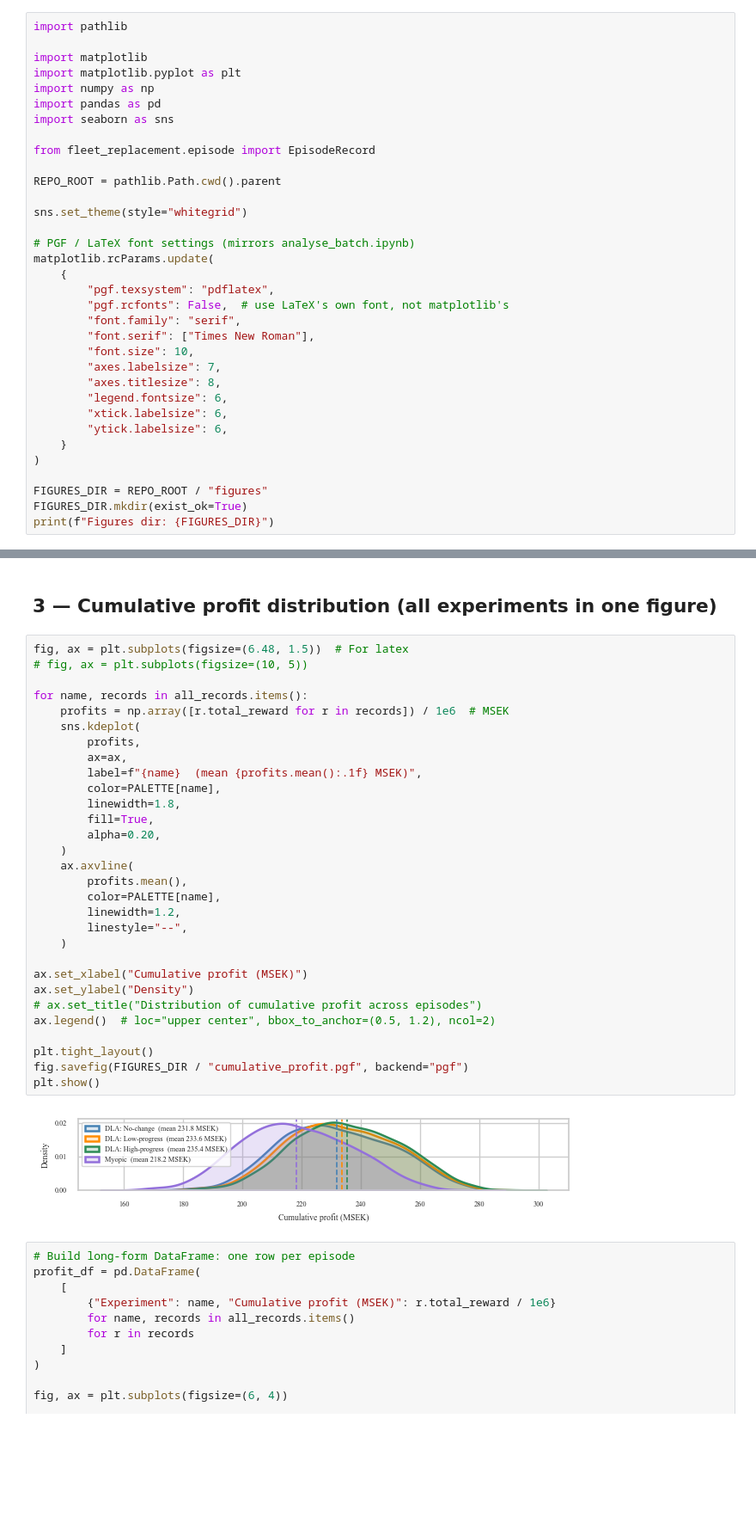
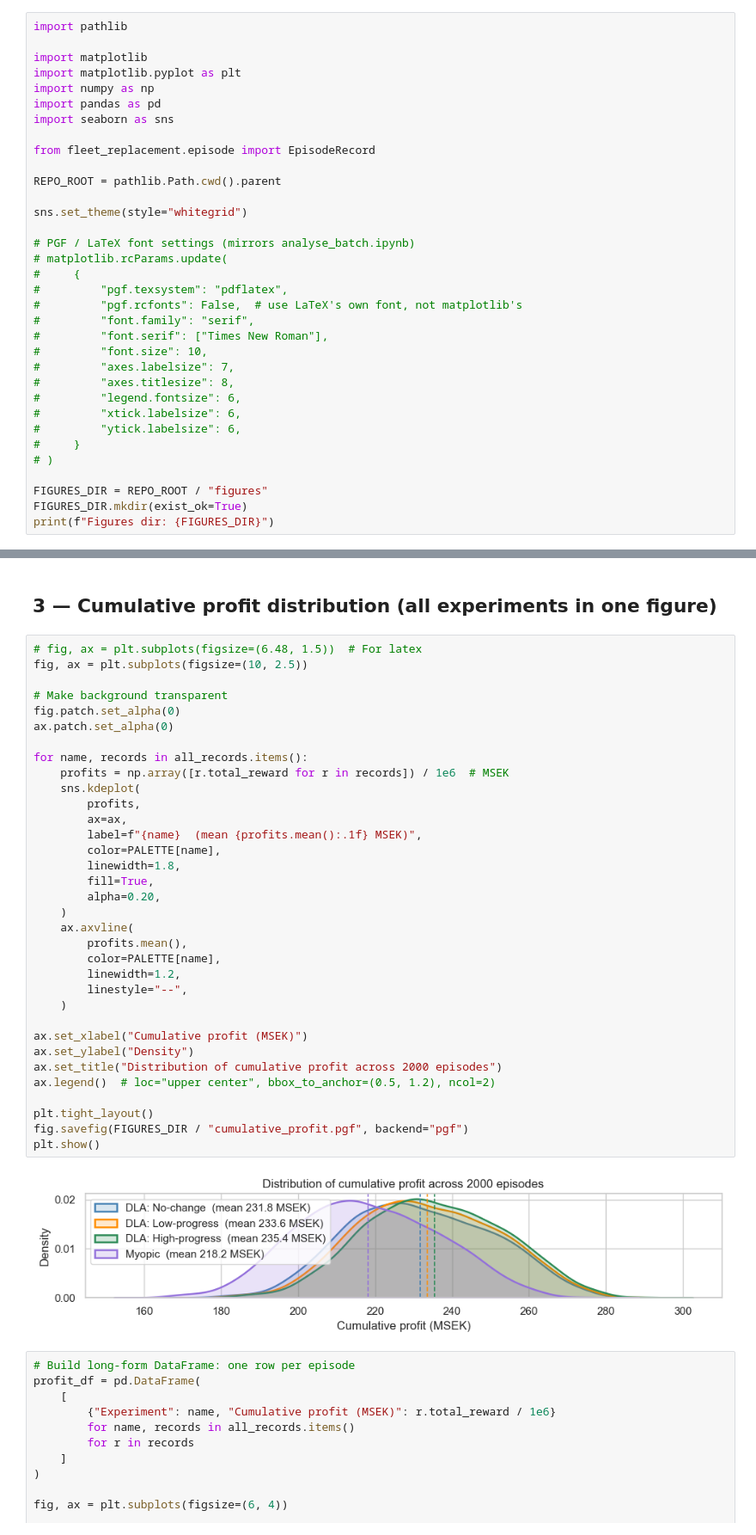
Before and after one commit to simfro/fleet-replacement, a Jupyter notebook: notebooks/compare_batches.ipynb, the cells around one changed output, grey strips where cells are left out. Shown at 86% size. Drawn from its saved outputs; the diff is of its cells as text; blank space fills up the shorter version.

Commit message:
Figures for WCTR ppt presentation

```diff
--- a/notebooks/compare_batches.ipynb
+++ b/notebooks/compare_batches.ipynb
@@ -30,20 +30,20 @@ REPO_ROOT = pathlib.Path.cwd().parent
 sns.set_theme(style="whitegrid")
 
 # PGF / LaTeX font settings (mirrors analyse_batch.ipynb)
-matplotlib.rcParams.update(
-    {
-        "pgf.texsystem": "pdflatex",
-        "pgf.rcfonts": False,  # use LaTeX's own font, not matplotlib's
-        "font.family": "serif",
-        "font.serif": ["Times New Roman"],
-        "font.size": 10,
-        "axes.labelsize": 7,
-        "axes.titlesize": 8,
-        "legend.fontsize": 6,
-        "xtick.labelsize": 6,
-        "ytick.labelsize": 6,
-    }
-)
+# matplotlib.rcParams.update(
+#     {
+#         "pgf.texsystem": "pdflatex",
+#         "pgf.rcfonts": False,  # use LaTeX's own font, not matplotlib's
+#         "font.family": "serif",
+#         "font.serif": ["Times New Roman"],
+#         "font.size": 10,
+#         "axes.labelsize": 7,
+#         "axes.titlesize": 8,
+#         "legend.fontsize": 6,
+#         "xtick.labelsize": 6,
+#         "ytick.labelsize": 6,
+#     }
+# )
 
 FIGURES_DIR = REPO_ROOT / "figures"
 FIGURES_DIR.mkdir(exist_ok=True)
@@ -102,37 +102,41 @@ Myopic         : 2000 episodes  (years 2026–2045)
 # %% [markdown]
 ## 3 — Cumulative profit distribution (all experiments in one figure)
 # %%
-fig, ax = plt.subplots(figsize=(6.48, 1.5))  # For latex
-# fig, ax = plt.subplots(figsize=(10, 5))
+# fig, ax = plt.subplots(figsize=(6.48, 1.5))  # For latex
+fig, ax = plt.subplots(figsize=(10, 2.5))
+
+# Make background transparent
+fig.patch.set_alpha(0)
+ax.patch.set_alpha(0)
 
 for name, records in all_records.items():
     profits = np.array([r.total_reward for r in records]) / 1e6  # MSEK
     sns.kdeplot(
         profits,
         ax=ax,
         label=f"{name}  (mean {profits.mean():.1f} MSEK)",
         color=PALETTE[name],
         linewidth=1.8,
         fill=True,
         alpha=0.20,
     )
     ax.axvline(
         profits.mean(),
         color=PALETTE[name],
         linewidth=1.2,
         linestyle="--",
     )
 
 ax.set_xlabel("Cumulative profit (MSEK)")
 ax.set_ylabel("Density")
-# ax.set_title("Distribution of cumulative profit across episodes")
+ax.set_title("Distribution of cumulative profit across 2000 episodes")
 ax.legend()  # loc="upper center", bbox_to_anchor=(0.5, 1.2), ncol=2)
 
 plt.tight_layout()
 fig.savefig(FIGURES_DIR / "cumulative_profit.pgf", backend="pgf")
 plt.show()
 # %% [output]
-[figure, old version]
+[figure, new version]
 # %%
 # Build long-form DataFrame: one row per episode
 profit_df = pd.DataFrame(
```
Also changed, not shown: parts of 1 cell of this notebook, 26 other files.
